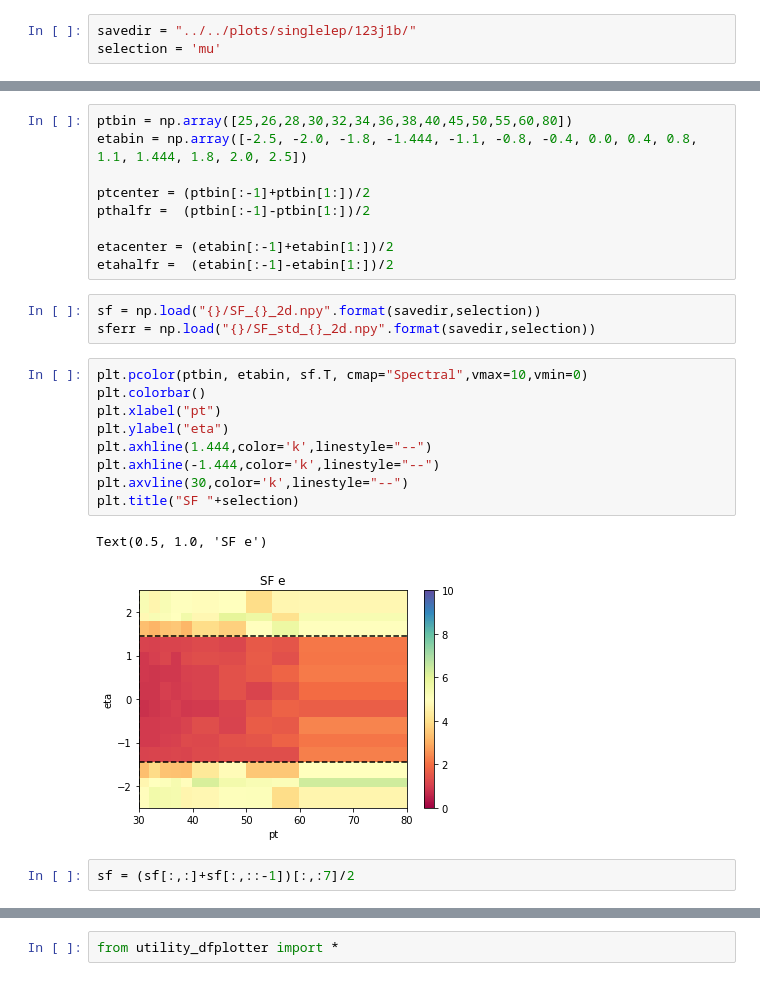
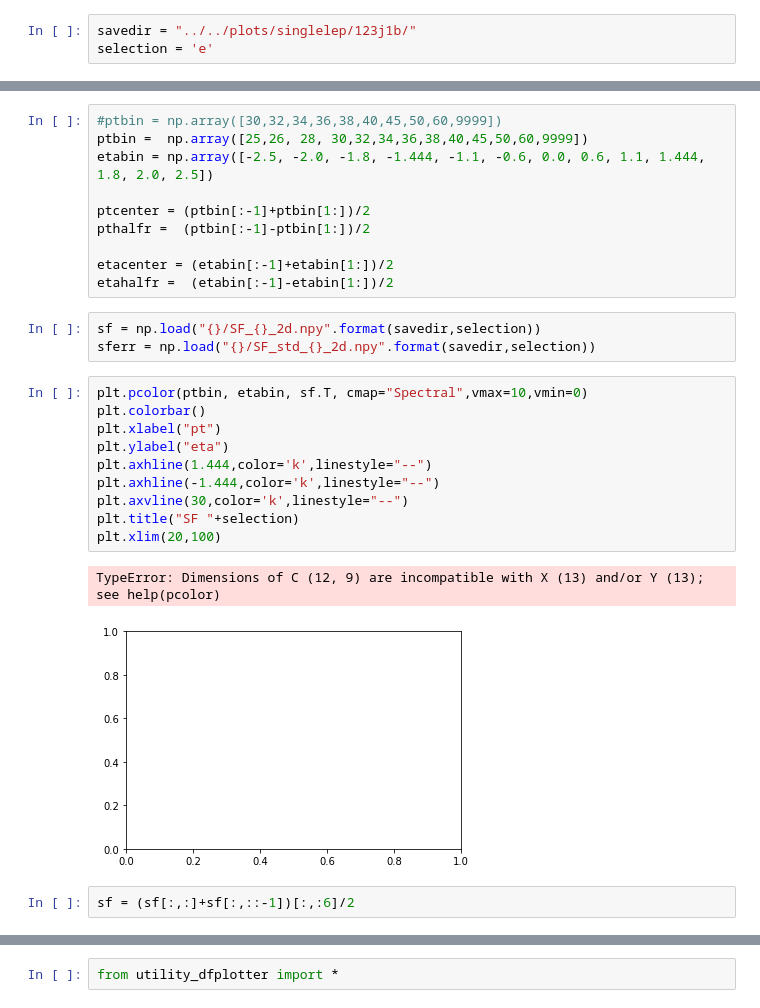
Before and after one commit to ZihengChen/WBranchingFaction, a Jupyter notebook: notebooks/studies/qcdSF_apply.ipynb, the cells around one changed output, grey strips where cells are left out. Saved outputs shown, nothing was run; the diff lists cells and outputs as text.

```diff
--- a/notebooks/studies/qcdSF_apply.ipynb
+++ b/notebooks/studies/qcdSF_apply.ipynb
@@ -1,12 +1,13 @@
 # %%
 savedir = "../../plots/singlelep/123j1b/"
-selection = 'mu'
+selection = 'e'
 # %%
 from pylab import *
 plt.rc('figure',facecolor='w')
 # %%
-ptbin = np.array([25,26,28,30,32,34,36,38,40,45,50,55,60,80])
-etabin = np.array([-2.5, -2.0, -1.8, -1.444, -1.1, -0.8, -0.4, 0.0, 0.4, 0.8, 1.1, 1.444, 1.8, 2.0, 2.5])
+#ptbin = np.array([30,32,34,36,38,40,45,50,60,9999])
+ptbin =  np.array([25,26, 28, 30,32,34,36,38,40,45,50,60,9999])
+etabin = np.array([-2.5, -2.0, -1.8, -1.444, -1.1, -0.6, 0.0, 0.6, 1.1, 1.444, 1.8, 2.0, 2.5])
 
 ptcenter = (ptbin[:-1]+ptbin[1:])/2
 pthalfr =  (ptbin[:-1]-ptbin[1:])/2
@@ -19,16 +20,17 @@ sferr = np.load("{}/SF_std_{}_2d.npy".format(savedir,selection))
 # %%
 plt.pcolor(ptbin, etabin, sf.T, cmap="Spectral",vmax=10,vmin=0)
 plt.colorbar()
 plt.xlabel("pt")
 plt.ylabel("eta")
 plt.axhline(1.444,color='k',linestyle="--")
 plt.axhline(-1.444,color='k',linestyle="--")
 plt.axvline(30,color='k',linestyle="--")
 plt.title("SF "+selection)
+plt.xlim(20,100)
 # %% [output]
-Text(0.5, 1.0, 'SF e')
+TypeError: Dimensions of C (12, 9) are incompatible with X (13) and/or Y (13); see help(pcolor)
-[figure, old version]
+[figure, new version]
 # %%
-sf = (sf[:,:]+sf[:,::-1])[:,:7]/2
+sf = (sf[:,:]+sf[:,::-1])[:,:6]/2
 # %%
 plt.figure(figsize=(8,5))
```
Also changed, not shown: parts of 14 cells of this notebook, 44 other files.
